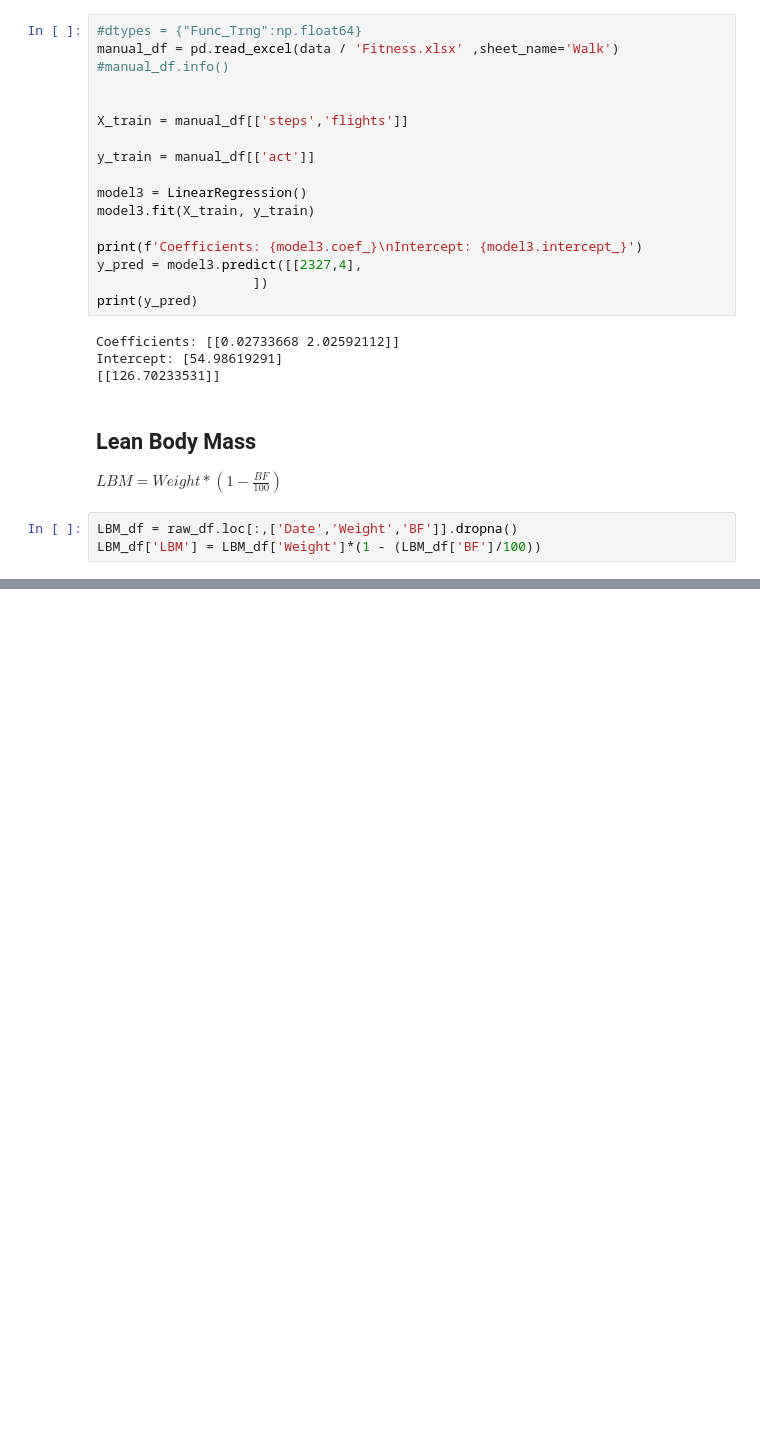
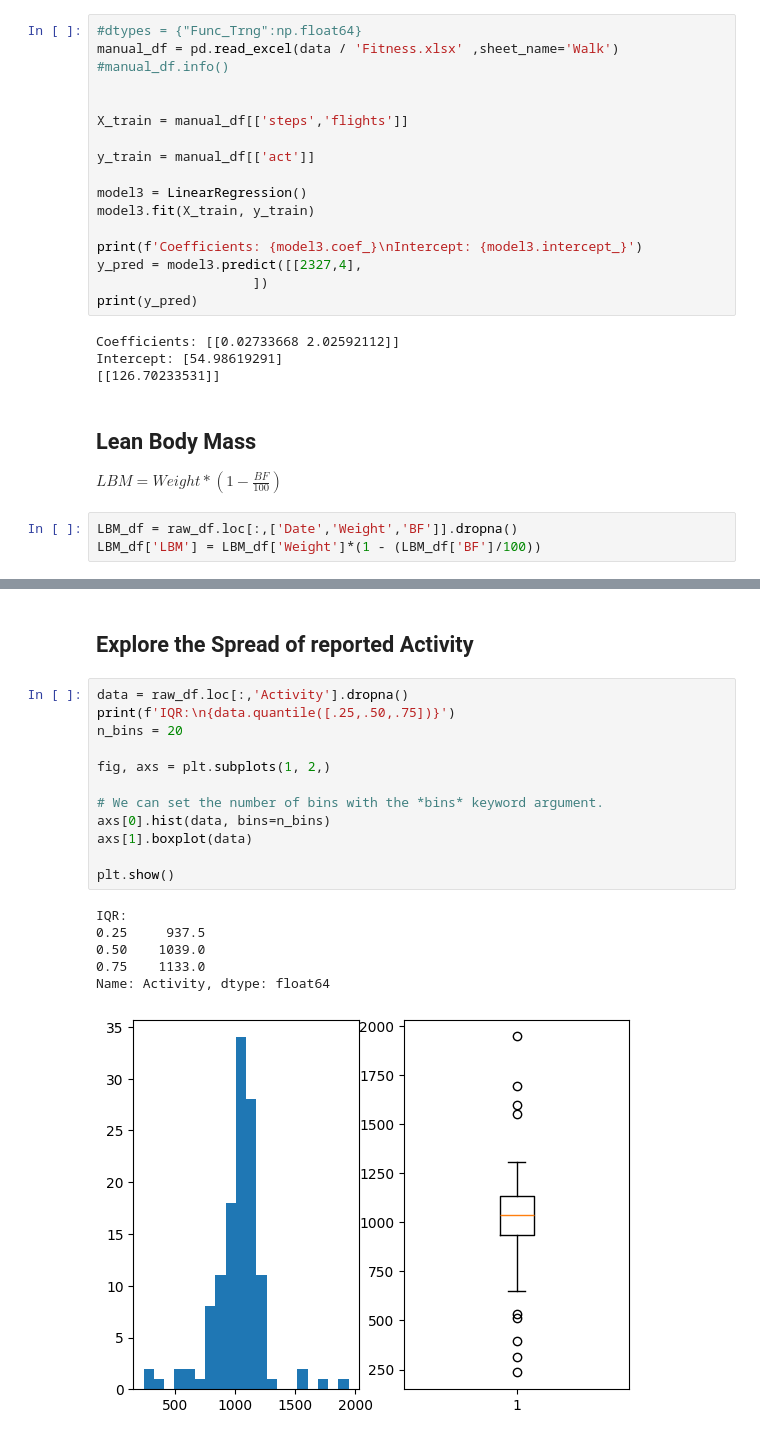
Before and after one commit to eskoviak/pyspark-playground, a Jupyter notebook: Notebooks/Explore Fitness.ipynb, the cells around one changed output, grey strips where cells are left out. Drawn from its saved outputs; the diff is of its cells as text; blank space fills up the shorter version.

```diff
--- a/Notebooks/Explore Fitness.ipynb
+++ b/Notebooks/Explore Fitness.ipynb
@@ -157,0 +175,21 @@ plt.show()
+# %% [markdown]
+## Explore the Spread of reported Activity
+# %%
+data = raw_df.loc[:,'Activity'].dropna()
+print(f'IQR:\n{data.quantile([.25,.50,.75])}')
+n_bins = 20
+
+fig, axs = plt.subplots(1, 2,)
+
+# We can set the number of bins with the *bins* keyword argument.
+axs[0].hist(data, bins=n_bins)
+axs[1].boxplot(data)
+
+plt.show()
+# %% [output]
+IQR:
+0.25     937.5
+0.50    1039.0
+0.75    1133.0
+Name: Activity, dtype: float64
+[figure, added]
```
Also changed, not shown: parts of 4 cells of this notebook, 1 other file.
